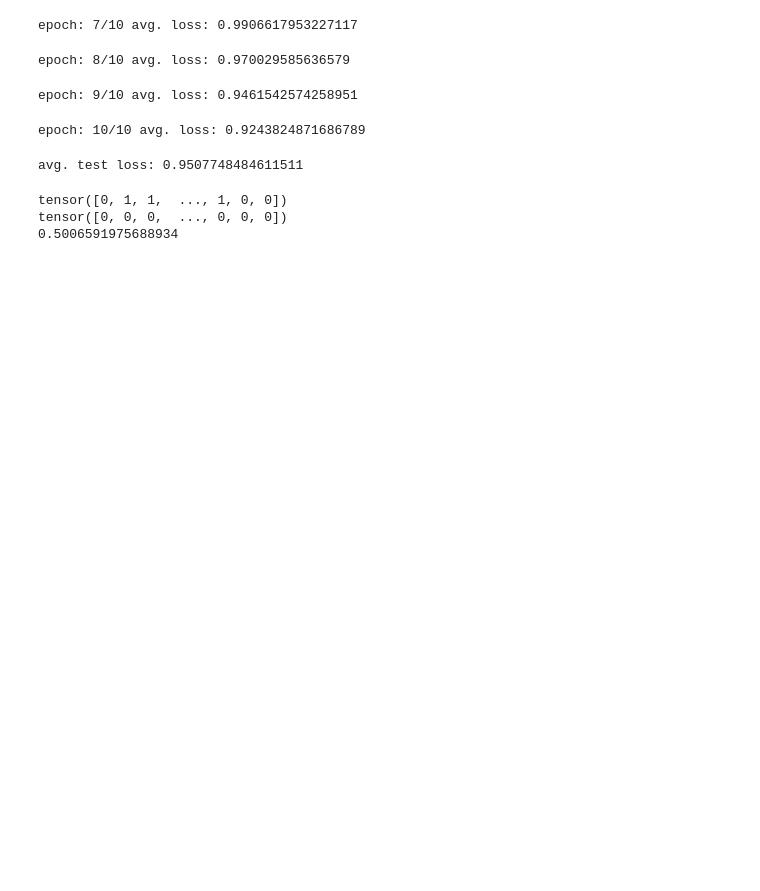
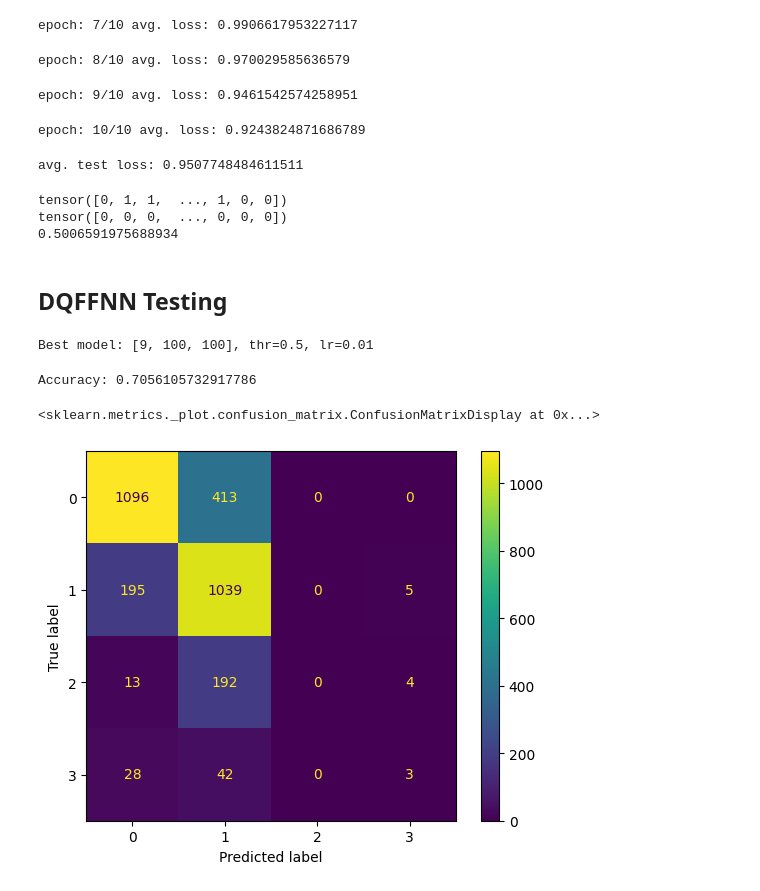
Before and after one commit to Floris93100/Blackjack-FFNN, a Jupyter notebook: src/FFNN_blackjack.ipynb, the cells around one changed output. Cells and saved outputs as stored; diff of their text form; code cells hidden in the pictures; blank space fills up the shorter version.

```diff
--- a/src/FFNN_blackjack.ipynb
+++ b/src/FFNN_blackjack.ipynb
@@ -366,3 +483,38 @@ print(accuracy)
 tensor([0, 1, 1,  ..., 1, 0, 0])
 tensor([0, 0, 0,  ..., 0, 0, 0])
 0.5006591975688934
+# %% [markdown]
+## DQFFNN Testing
+# %%
+# DQFFNN hyperparameters
+architecture_best = [9,100,100]
+threshold_best = 0.5
+learning_rate_best = 0.01
+epochs = 100
+batch_size = 1
+lr_decay = False
+
+print(f"Best model: {architecture_best}, thr={threshold_best}, lr={learning_rate_best}")
+
+model = FFNN(
+    device=device,
+    layers=architecture_best,
+    threshold=threshold_best,
+    learning_rate=learning_rate_best,
+    epochs=epochs,
+    batch_size=batch_size,
+    lr_decay=lr_decay
+).to(device)
+
+model.load_model('../models/DQFFNN_model.pth')
+# %% [output]
+Best model: [9, 100, 100], thr=0.5, lr=0.01
+# %%
+predictions = np.array(model.predict_accumulated_goodness(x_test.to(device))).flatten()
+accuracy =  model.predict_accumulated_goodness(x_test).eq(torch.from_numpy(y_test).to(device)).float().mean().item() # heet dit accuracy?
+print(f'Accuracy: {accuracy}')
+ConfusionMatrixDisplay.from_predictions(y_test, predictions)
+# %% [output]
+Accuracy: 0.7056105732917786
+<sklearn.metrics._plot.confusion_matrix.ConfusionMatrixDisplay at 0x...>
+[figure, added]
```
Also changed, not shown: parts of 24 cells of this notebook, 4 other files.
